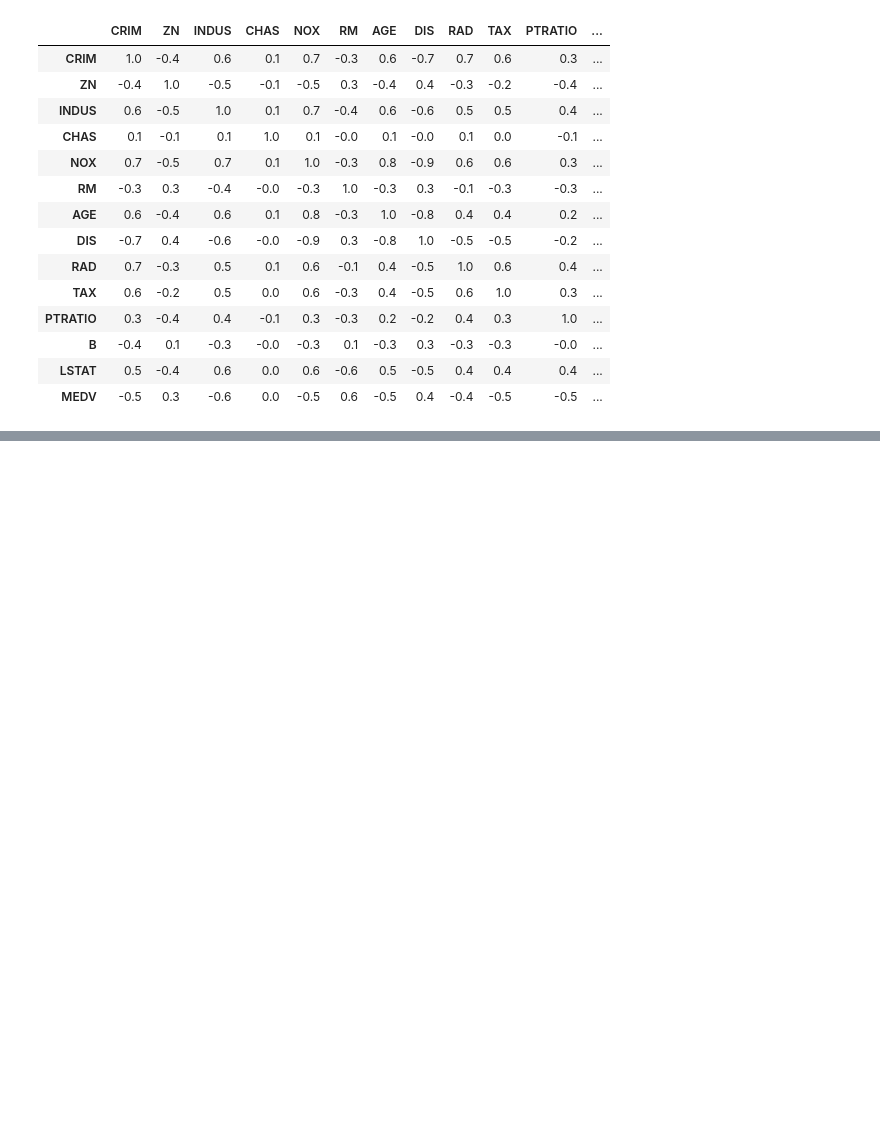
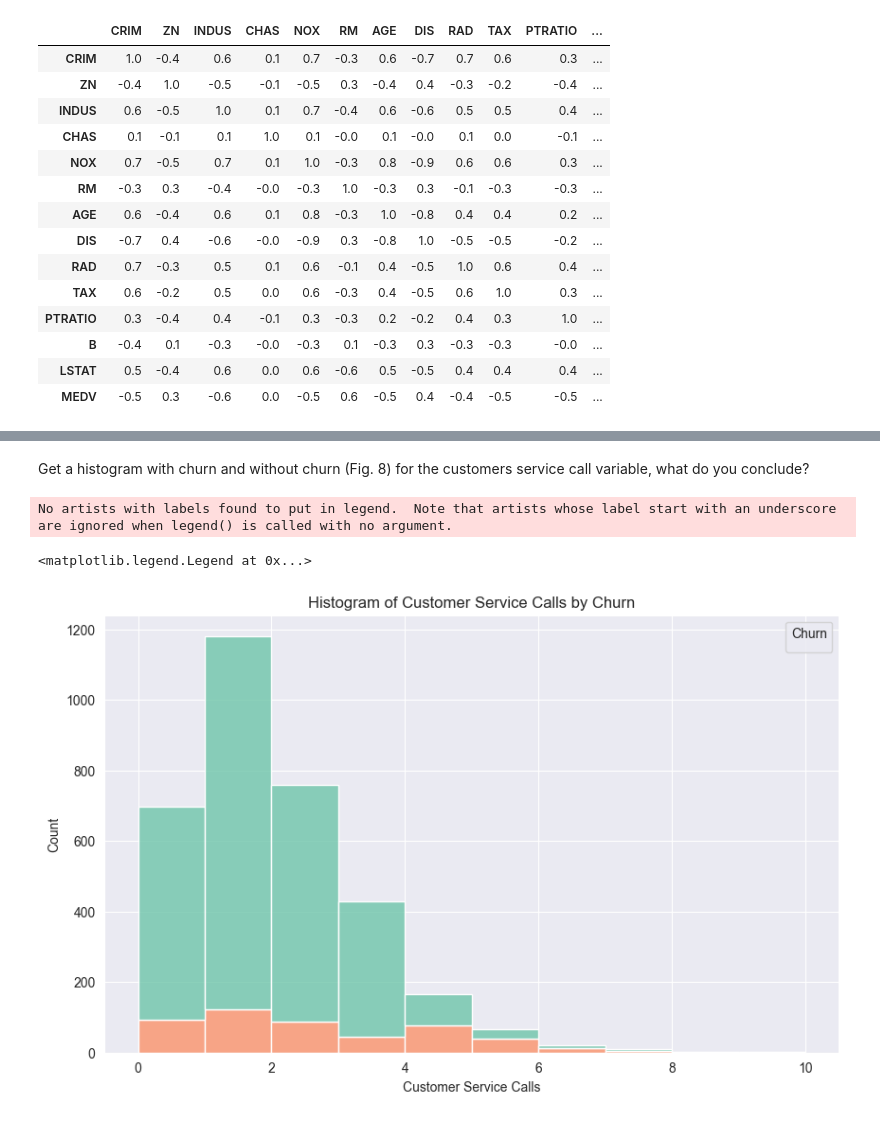
Before and after one commit to markus-bcit/term4, a Jupyter notebook: ACIT-4880-Introduction-to-Data-Analytics/week6/lab5.ipynb, the cells around one changed output, grey strips where cells are left out. Drawn from its saved outputs; the diff is of its cells as text; code cells hidden in the pictures; blank space fills up the shorter version.

```diff
--- a/ACIT-4880-Introduction-to-Data-Analytics/week6/lab5.ipynb
+++ b/ACIT-4880-Introduction-to-Data-Analytics/week6/lab5.ipynb
@@ -169,0 +256,14 @@ MEDV: Median value of owner-occupied homes in $1000's
+# %% [markdown]
+Get a histogram with churn and without churn (Fig. 8) for the customers service call
+variable, what do you conclude?
+# %%
+plt.figure(figsize=(10, 6))
+sns.histplot(data=churn_data, x='CustServ Calls', hue='Churn?', multiple='stack', bins=range(11), palette='Set2')
+plt.title('Histogram of Customer Service Calls by Churn')
+plt.xlabel('Customer Service Calls')
+plt.ylabel('Count')
+plt.legend(title='Churn')
+# %% [output]
+No artists with labels found to put in legend.  Note that artists whose label start with an underscore are ignored when legend() is called with no argument.
+<matplotlib.legend.Legend at 0x...>
+[figure, added]
```
Also changed, not shown: parts of 21 cells of this notebook, 6 other files.
